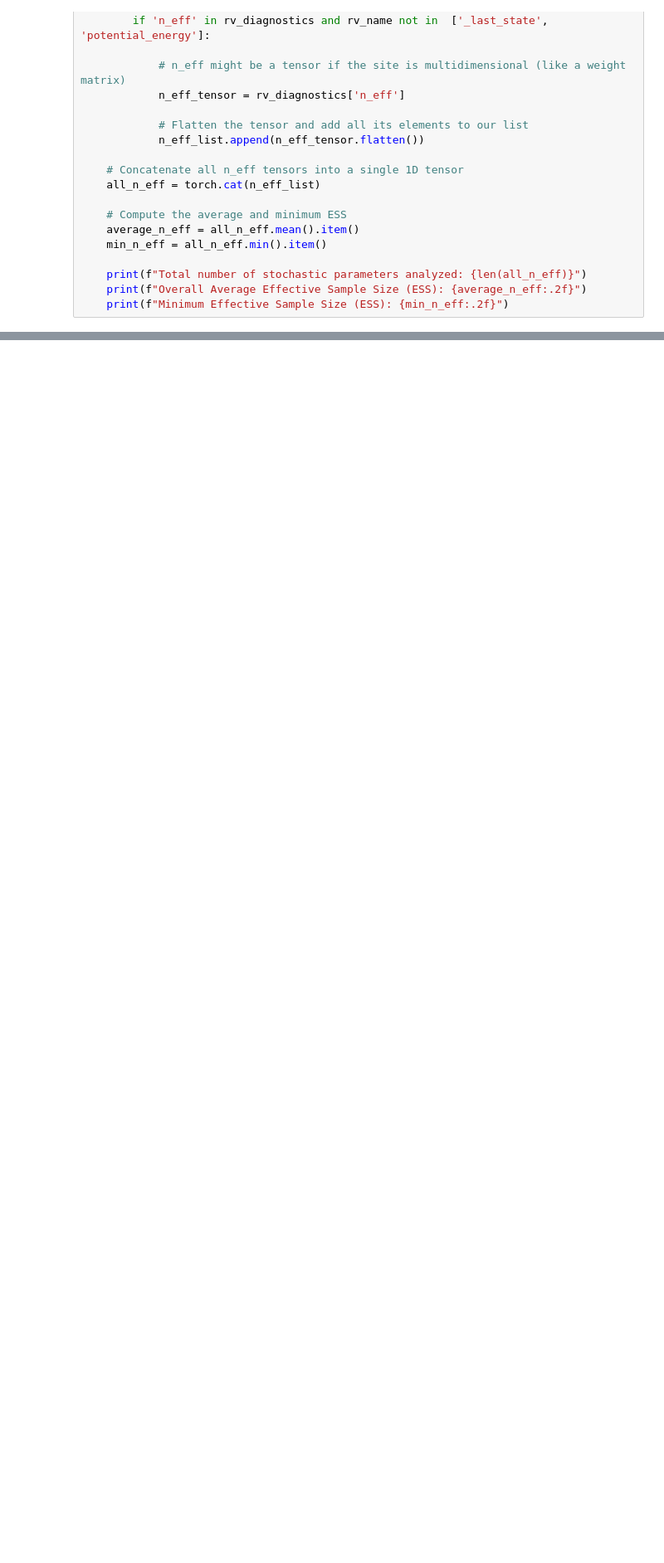
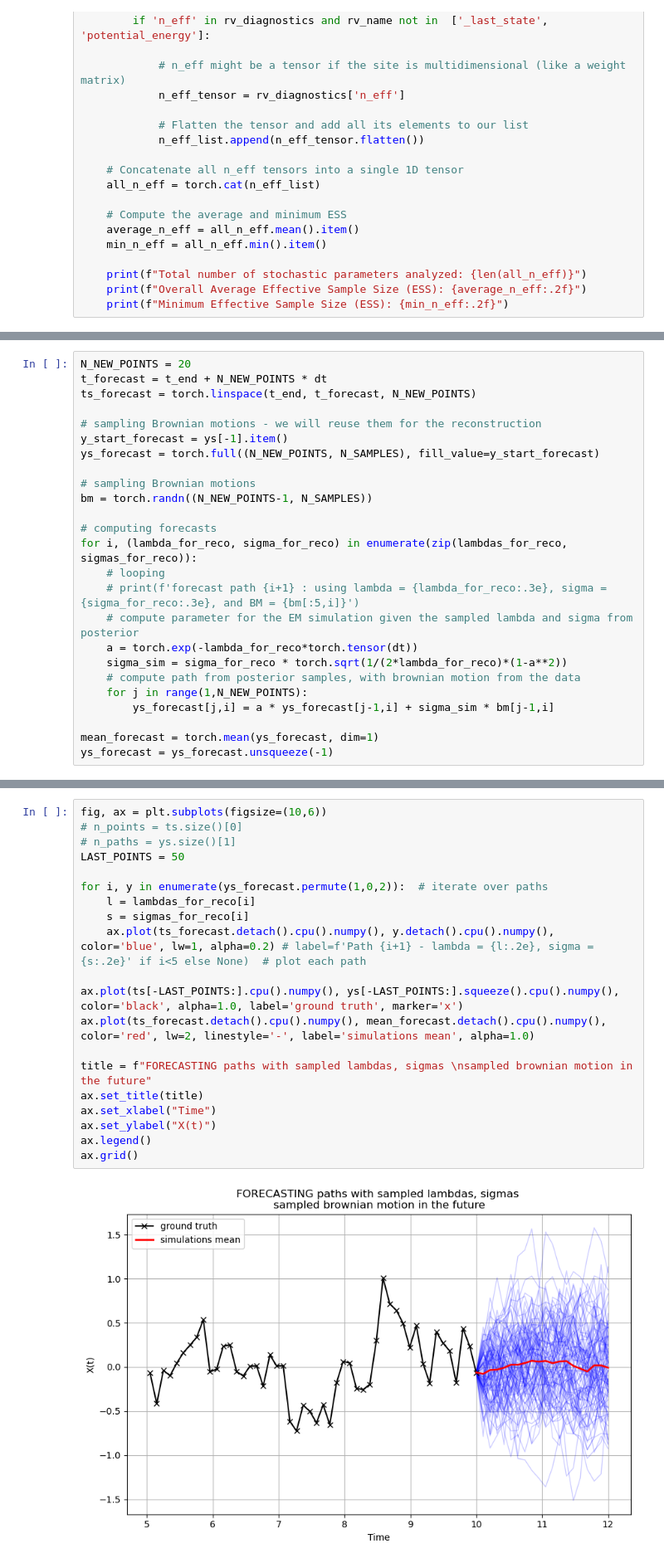
Before and after one commit to BenjaminDeporte/Stochastic_modeling, a Jupyter notebook: TOY_Pyro_Learning_OU.ipynb, the cells around one changed output, grey strips where cells are left out. Shown at 83% size. Saved outputs shown, nothing was run; the diff lists cells and outputs as text; blank space fills up the shorter version.

```diff
--- a/TOY_Pyro_Learning_OU.ipynb
+++ b/TOY_Pyro_Learning_OU.ipynb
@@ -417,0 +500,25 @@ sigma :
+# %%
+N_NEW_POINTS = 20
+t_forecast = t_end + N_NEW_POINTS * dt
+ts_forecast = torch.linspace(t_end, t_forecast, N_NEW_POINTS)
+
+# sampling Brownian motions - we will reuse them for the reconstruction
+y_start_forecast = ys[-1].item()
+ys_forecast = torch.full((N_NEW_POINTS, N_SAMPLES), fill_value=y_start_forecast)
+
+# sampling Brownian motions
+bm = torch.randn((N_NEW_POINTS-1, N_SAMPLES))
+
+# computing forecasts
+for i, (lambda_for_reco, sigma_for_reco) in enumerate(zip(lambdas_for_reco, sigmas_for_reco)):
+    # looping
+    # print(f'forecast path {i+1} : using lambda = {lambda_for_reco:.3e}, sigma = {sigma_for_reco:.3e}, and BM = {bm[:5,i]}')
+    # compute parameter for the EM simulation given the sampled lambda and sigma from posterior
+    a = torch.exp(-lambda_for_reco*torch.tensor(dt))
+    sigma_sim = sigma_for_reco * torch.sqrt(1/(2*lambda_for_reco)*(1-a**2))
+    # compute path from posterior samples, with brownian motion from the data
+    for j in range(1,N_NEW_POINTS):
+        ys_forecast[j,i] = a * ys_forecast[j-1,i] + sigma_sim * bm[j-1,i]
+
+mean_forecast = torch.mean(ys_forecast, dim=1)
+ys_forecast = ys_forecast.unsqueeze(-1)
@@ -418,3 +533,25 @@ sigma :
+# %%
+fig, ax = plt.subplots(figsize=(10,6))
+# n_points = ts.size()[0]
+# n_paths = ys.size()[1]
+LAST_POINTS = 50
+
+for i, y in enumerate(ys_forecast.permute(1,0,2)):  # iterate over paths
+    l = lambdas_for_reco[i]
+    s = sigmas_for_reco[i]
+    ax.plot(ts_forecast.detach().cpu().numpy(), y.detach().cpu().numpy(), color='blue', lw=1, alpha=0.2) # label=f'Path {i+1} - lambda = {l:.2e}, sigma = {s:.2e}' if i<5 else None)  # plot each path
+
+ax.plot(ts[-LAST_POINTS:].cpu().numpy(), ys[-LAST_POINTS:].squeeze().cpu().numpy(), color='black', alpha=1.0, label='ground truth', marker='x')
+ax.plot(ts_forecast.detach().cpu().numpy(), mean_forecast.detach().cpu().numpy(), color='red', lw=2, linestyle='-', label='simulations mean', alpha=1.0)
+
+title = f"FORECASTING paths with sampled lambdas, sigmas \nsampled brownian motion in the future"
+ax.set_title(title)
+ax.set_xlabel("Time")
+ax.set_ylabel("X(t)")
+ax.legend()
+ax.grid()
+# %% [output]
+[figure, added]
 # %% [markdown]
 <div style="background-color: #008B8B; padding: 15px; border-radius: 5px; font-size: 20px; color: black; font-weight: bold;">
 A note on whether or not posterior sampling is useful...
```
Also changed, not shown: parts of 17 cells of this notebook.
